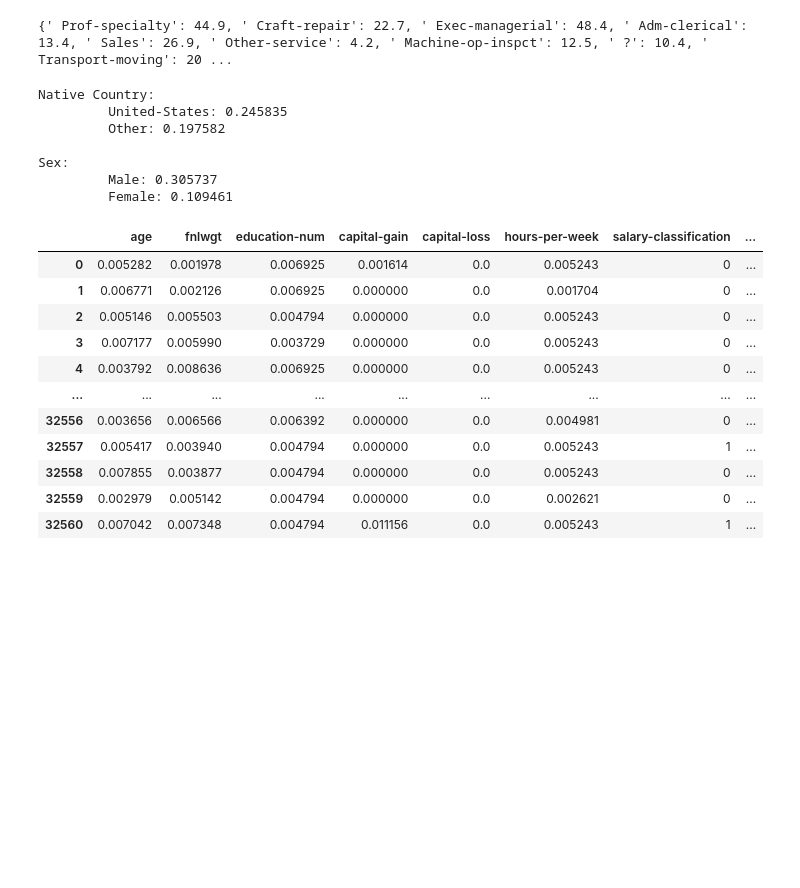
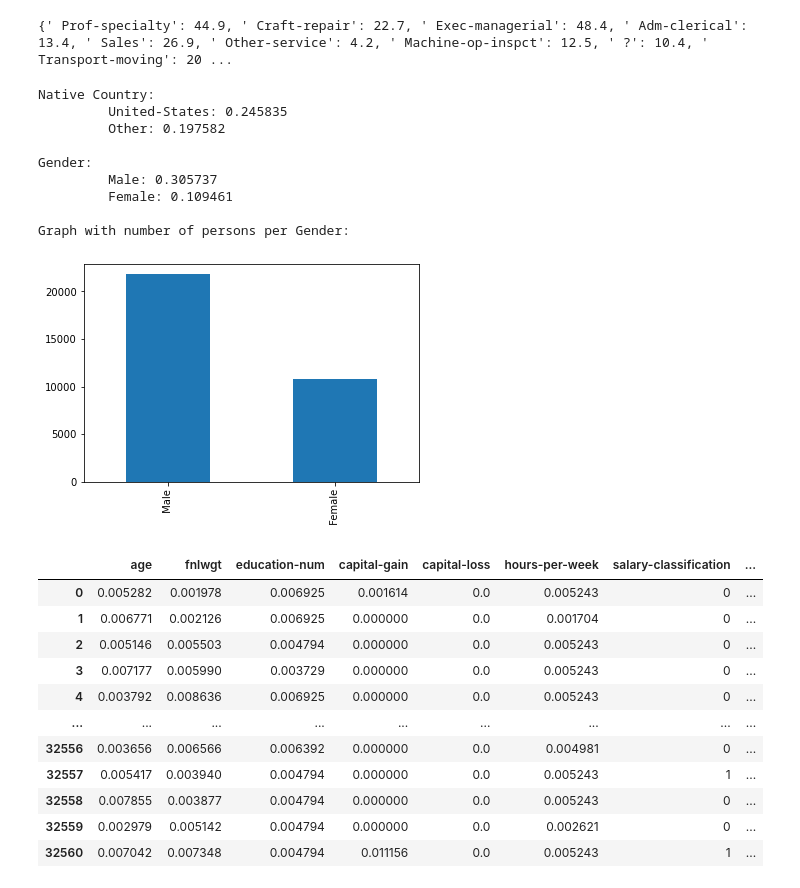
Before and after one commit to dizmonteiro/AECPRO, a Jupyter notebook: pythonProj/jupyter-notebooks/dataAnalysis (Normalization 2.0).ipynb, the cells around one changed output. Drawn from its saved outputs; the diff is of its cells as text; code cells hidden in the pictures; blank space fills up the shorter version.

Commit message:
Added graphs on Data Analysis files

```diff
--- a/pythonProj/jupyter-notebooks/dataAnalysis (Normalization 2.0).ipynb
+++ b/pythonProj/jupyter-notebooks/dataAnalysis (Normalization 2.0).ipynb
@@ -133,35 +133,43 @@ for index, row in test.iterrows():
     if row[' native-country'] != ' United-States':
         test.loc[index, ' native-country'] = ' Other'
 # ----------------------- ANALYSIS -----------------------
 # -- NATIVE COUNTRY --
 print("\nNative Country:")
 nCountry = training.loc[training[' native-country'] == ' United-States']
 print("\t United-States: %f" % nCountry[' salary-classification'].mean())
 nCountry = training.loc[training[' native-country'] == ' Other']
 print("\t Other: %f" % nCountry[' salary-classification'].mean())
 
 # -- SEX --
-print("\nSex:")
+print("\nGender:")
 nCountry = training.loc[training[' sex'] == ' Male']
 print("\t Male: %f" % nCountry[' salary-classification'].mean())
 nCountry = training.loc[training[' sex'] == ' Female']
 print("\t Female: %f" % nCountry[' salary-classification'].mean())
+
+print("\nGraph with number of persons per Gender:")
+nCountryStat = training[' sex'].value_counts()
+nCountryStat.plot.bar()
+plt.show()
 
 # --------------- Drop Columns ---------------
 training = training.drop([' education'], axis=1)
 test = test.drop([' education'], axis=1)
 
 # -- DUMMIES --
 training = pd.get_dummies(training)
 test = pd.get_dummies(test)
 # %% [output]
 Native Country:
          United-States: 0.245835
          Other: 0.197582
 
-Sex:
+Gender:
          Male: 0.305737
          Female: 0.109461
+
+Graph with number of persons per Gender:
+[figure, added]
 # %%
 training
 # %% [output]
```
Also changed, not shown: 9 other files.
